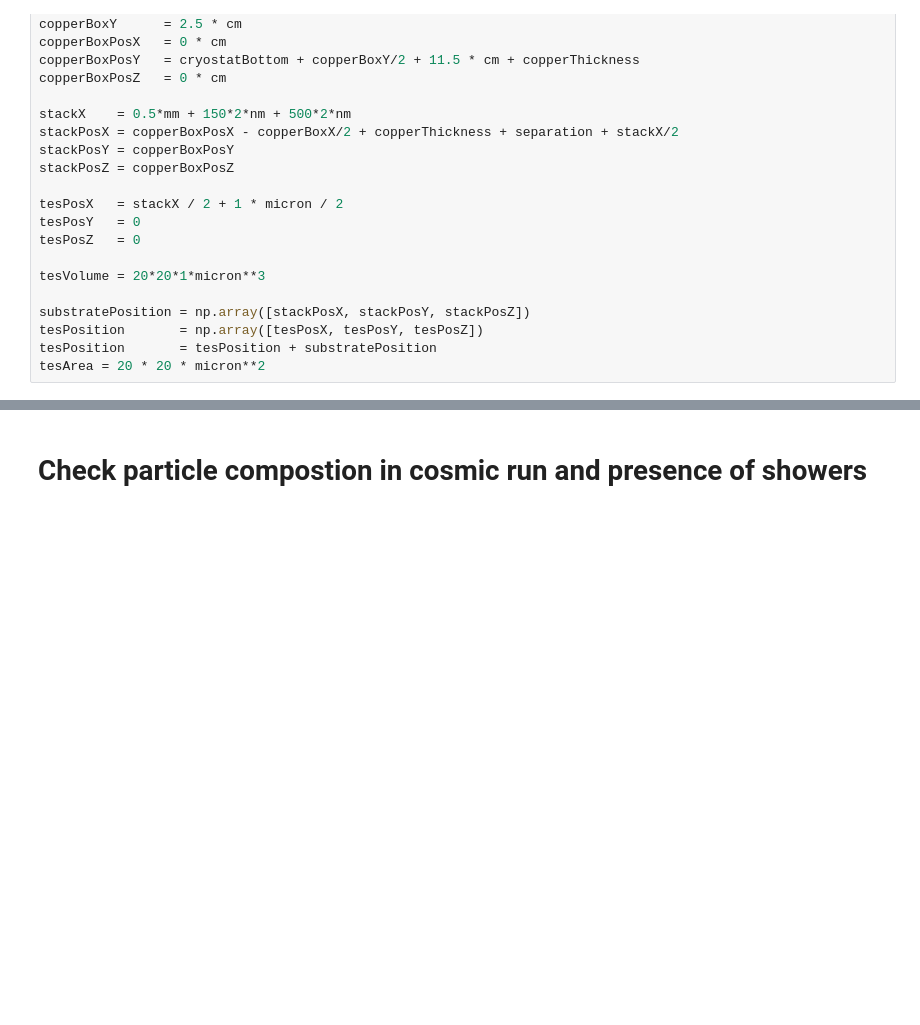
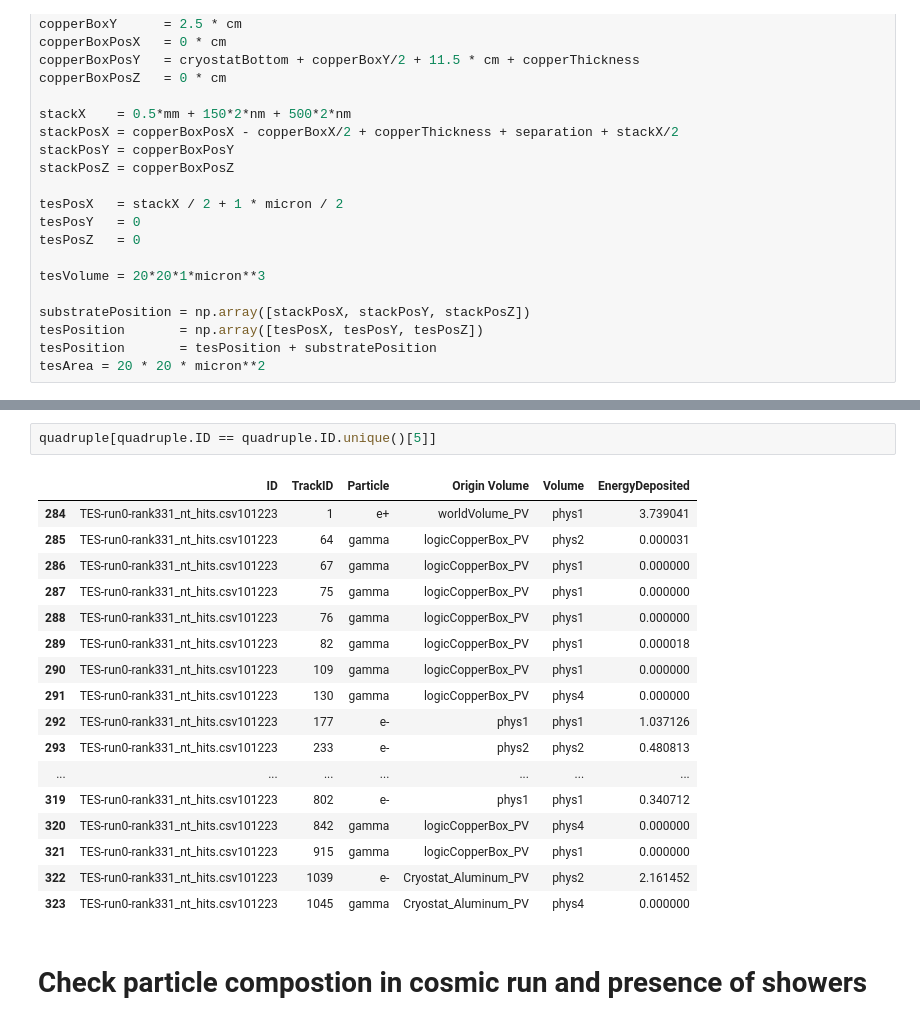
Before and after one commit to nyuad-astroparticle/tes-geant, a Jupyter notebook: analysis/coincidence.ipynb, the cells around one changed output, grey strips where cells are left out. Saved outputs shown, nothing was run; the diff lists cells and outputs as text; blank space fills up the shorter version.

```diff
--- a/analysis/coincidence.ipynb
+++ b/analysis/coincidence.ipynb
@@ -117,3 +255,23 @@ TES Hits = 1386; Triple Coincidences = 4707; Quadruple Coincidences = 14
+# %%
+quadruple[quadruple.ID == quadruple.ID.unique()[5]]
+# %% [output]
+|  | ID | TrackID | Particle | Origin Volume | Volume | EnergyDeposited |
+| 284 | TES-run0-rank331_nt_hits.csv101223 | 1 | e+ | worldVolume_PV | phys1 | 3.739041 |
+| 285 | TES-run0-rank331_nt_hits.csv101223 | 64 | gamma | logicCopperBox_PV | phys2 | 0.000031 |
+| 286 | TES-run0-rank331_nt_hits.csv101223 | 67 | gamma | logicCopperBox_PV | phys1 | 0.000000 |
+| 287 | TES-run0-rank331_nt_hits.csv101223 | 75 | gamma | logicCopperBox_PV | phys1 | 0.000000 |
+| 288 | TES-run0-rank331_nt_hits.csv101223 | 76 | gamma | logicCopperBox_PV | phys1 | 0.000000 |
+| 289 | TES-run0-rank331_nt_hits.csv101223 | 82 | gamma | logicCopperBox_PV | phys1 | 0.000018 |
+| 290 | TES-run0-rank331_nt_hits.csv101223 | 109 | gamma | logicCopperBox_PV | phys1 | 0.000000 |
+| 291 | TES-run0-rank331_nt_hits.csv101223 | 130 | gamma | logicCopperBox_PV | phys4 | 0.000000 |
+| 292 | TES-run0-rank331_nt_hits.csv101223 | 177 | e- | phys1 | phys1 | 1.037126 |
+| 293 | TES-run0-rank331_nt_hits.csv101223 | 233 | e- | phys2 | phys2 | 0.480813 |
+| ... | ... | ... | ... | ... | ... | ... |
+| 319 | TES-run0-rank331_nt_hits.csv101223 | 802 | e- | phys1 | phys1 | 0.340712 |
+| 320 | TES-run0-rank331_nt_hits.csv101223 | 842 | gamma | logicCopperBox_PV | phys4 | 0.000000 |
+| 321 | TES-run0-rank331_nt_hits.csv101223 | 915 | gamma | logicCopperBox_PV | phys1 | 0.000000 |
+| 322 | TES-run0-rank331_nt_hits.csv101223 | 1039 | e- | Cryostat_Aluminum_PV | phys2 | 2.161452 |
+| 323 | TES-run0-rank331_nt_hits.csv101223 | 1045 | gamma | Cryostat_Aluminum_PV | phys4 | 0.000000 |
 # %% [markdown]
 # Check particle compostion in cosmic run and presence of showers
 # %%
```
Also changed, not shown: parts of 11 cells of this notebook.
